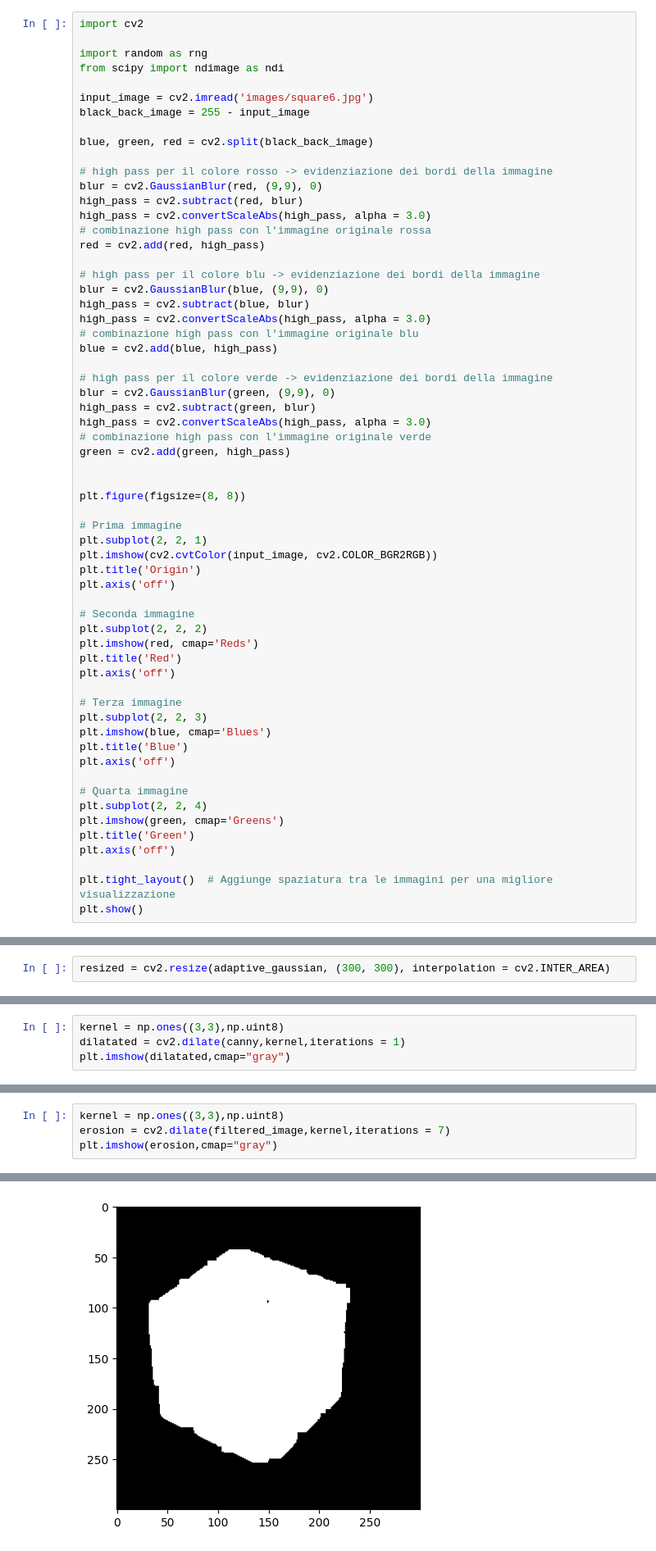
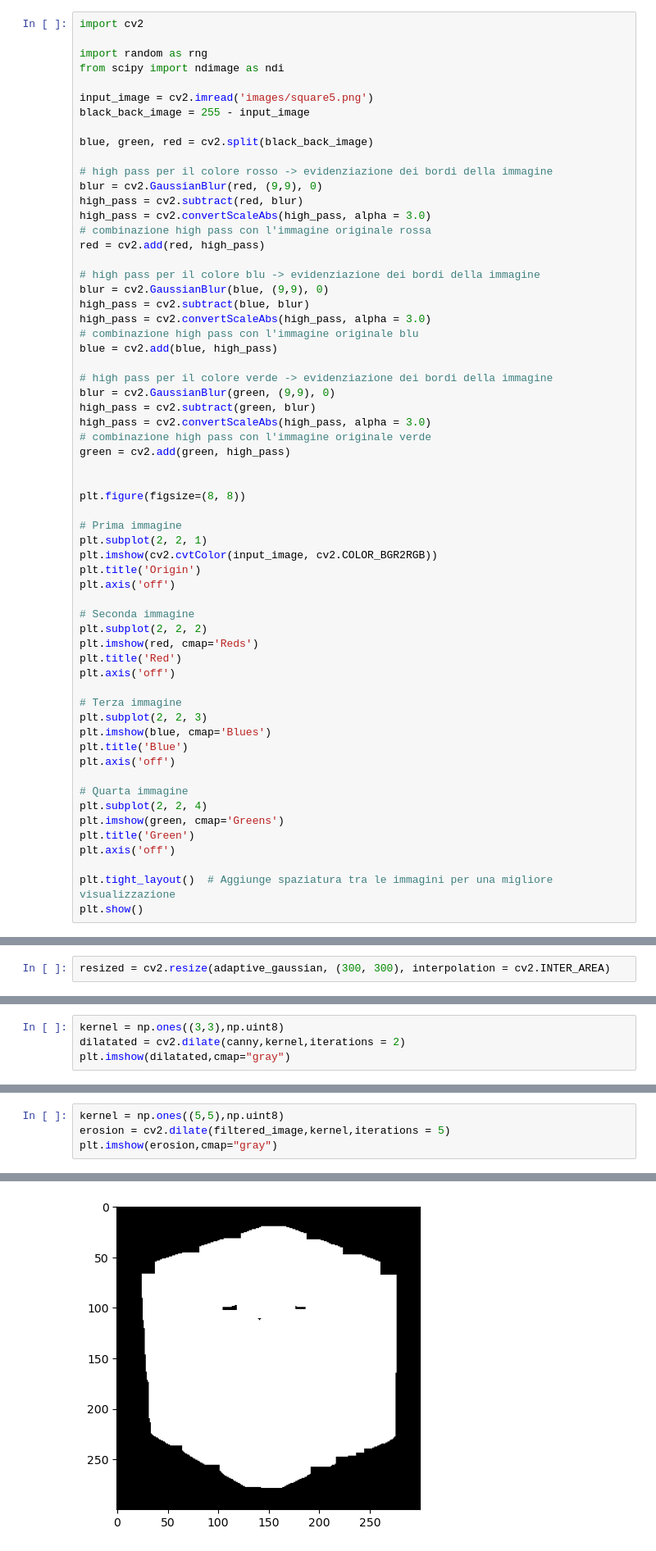
Before and after one commit to andrea25512/SIV-RubiksCube, a Jupyter notebook: final_code.ipynb, the cells around one changed output, grey strips where cells are left out. Shown at 82% size. Cells and saved outputs as stored; diff of their text form.

```diff
--- a/final_code.ipynb
+++ b/final_code.ipynb
@@ -24,7 +24,7 @@ import cv2
 import random as rng
 from scipy import ndimage as ndi
 
-input_image = cv2.imread('images/square6.jpg')
+input_image = cv2.imread('images/square5.png')
 black_back_image = 255 - input_image
 
 blue, green, red = cv2.split(black_back_image)
@@ -116,6 +116,6 @@ plt.imshow(canny,cmap="gray")
 # %%
 kernel = np.ones((3,3),np.uint8)
-dilatated = cv2.dilate(canny,kernel,iterations = 1)
+dilatated = cv2.dilate(canny,kernel,iterations = 2)
 plt.imshow(dilatated,cmap="gray")
 # %% [output]
 <matplotlib.image.AxesImage at 0x...>
@@ -158,10 +158,10 @@ plt.imshow(filtered_image,cmap="gray")
 # %%
-kernel = np.ones((3,3),np.uint8)
-erosion = cv2.dilate(filtered_image,kernel,iterations = 7)
+kernel = np.ones((5,5),np.uint8)
+erosion = cv2.dilate(filtered_image,kernel,iterations = 5)
 plt.imshow(erosion,cmap="gray")
 # %% [output]
 <matplotlib.image.AxesImage at 0x...>
-[figure, old version]
+[figure, new version]
 # %%
 tmp = cv2.resize(input_image, (300, 300), interpolation = cv2.INTER_AREA)
 result_image = cv2.bitwise_and(tmp, tmp, mask=erosion)
```
Also changed, not shown: parts of 13 cells of this notebook.
